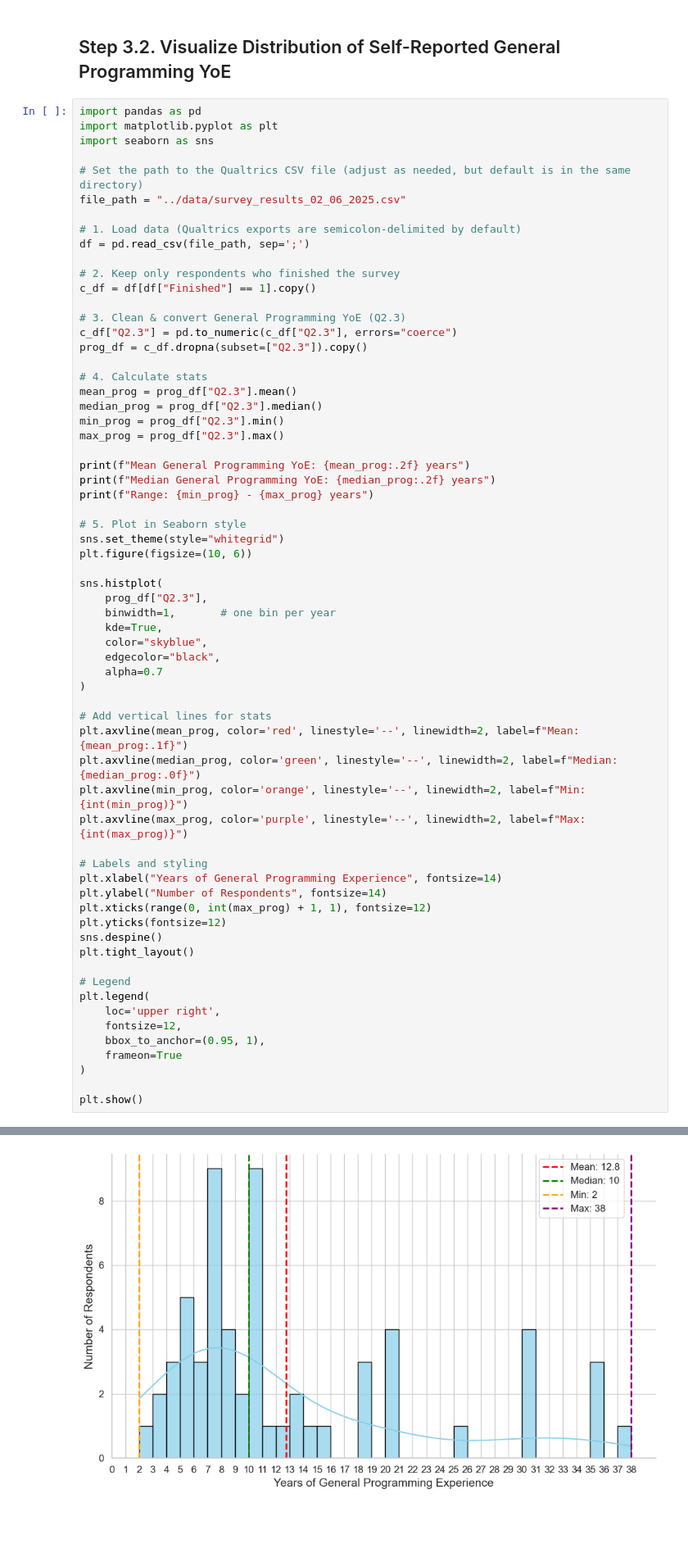
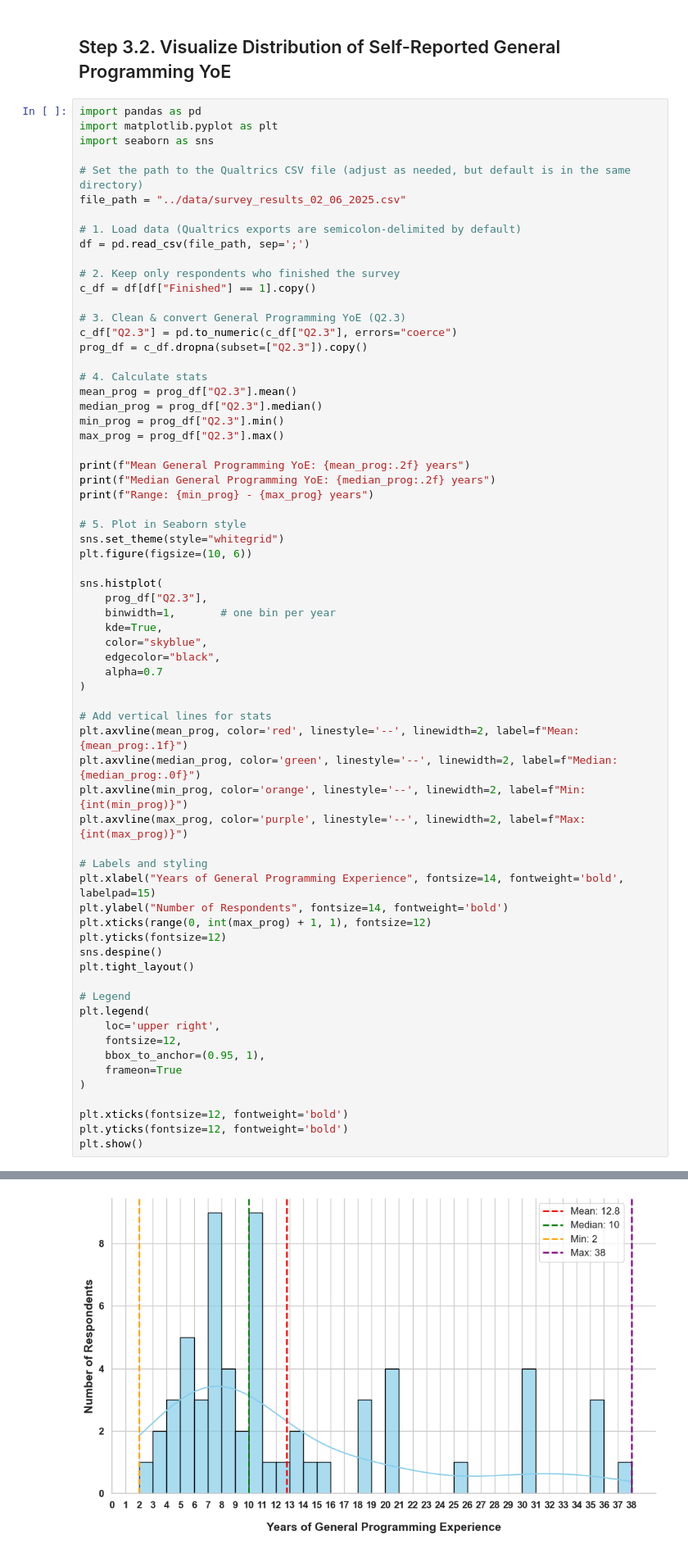
Before and after one commit to alemoraru/exceed-python-skill-assessment, a Jupyter notebook: notebooks/03_visualization.ipynb, the cells around one changed output, grey strips where cells are left out. Shown: that part at 82% size. Cells and saved outputs as stored; diff of their text form; blank space fills up the shorter version.

```diff
--- a/notebooks/03_visualization.ipynb
+++ b/notebooks/03_visualization.ipynb
@@ -208,36 +210,38 @@ sns.histplot(
     color="skyblue",
     edgecolor="black",
     alpha=0.7
 )
 
 # Add vertical lines for stats
 plt.axvline(mean_prog, color='red', linestyle='--', linewidth=2, label=f"Mean: {mean_prog:.1f}")
 plt.axvline(median_prog, color='green', linestyle='--', linewidth=2, label=f"Median: {median_prog:.0f}")
 plt.axvline(min_prog, color='orange', linestyle='--', linewidth=2, label=f"Min: {int(min_prog)}")
 plt.axvline(max_prog, color='purple', linestyle='--', linewidth=2, label=f"Max: {int(max_prog)}")
 
 # Labels and styling
-plt.xlabel("Years of General Programming Experience", fontsize=14)
-plt.ylabel("Number of Respondents", fontsize=14)
+plt.xlabel("Years of General Programming Experience", fontsize=14, fontweight='bold', labelpad=15)
+plt.ylabel("Number of Respondents", fontsize=14, fontweight='bold')
 plt.xticks(range(0, int(max_prog) + 1, 1), fontsize=12)
 plt.yticks(fontsize=12)
 sns.despine()
 plt.tight_layout()
 
 # Legend
 plt.legend(
     loc='upper right',
     fontsize=12,
     bbox_to_anchor=(0.95, 1),
     frameon=True
 )
 
+plt.xticks(fontsize=12, fontweight='bold')
+plt.yticks(fontsize=12, fontweight='bold')
 plt.show()
 # %% [output]
 Mean General Programming YoE: 12.77 years
 Median General Programming YoE: 10.00 years
 Range: 2.0 - 38.0 years
-[figure, old version]
+[figure, new version]
 # %% [markdown]
 ## Step 3.3: Visualize Python YoE vs General Programming YoE by Dreyfus Skill Level (Scatterplot)
 
```
Also changed, not shown: parts of 1 cell of this notebook, 6 other files.
